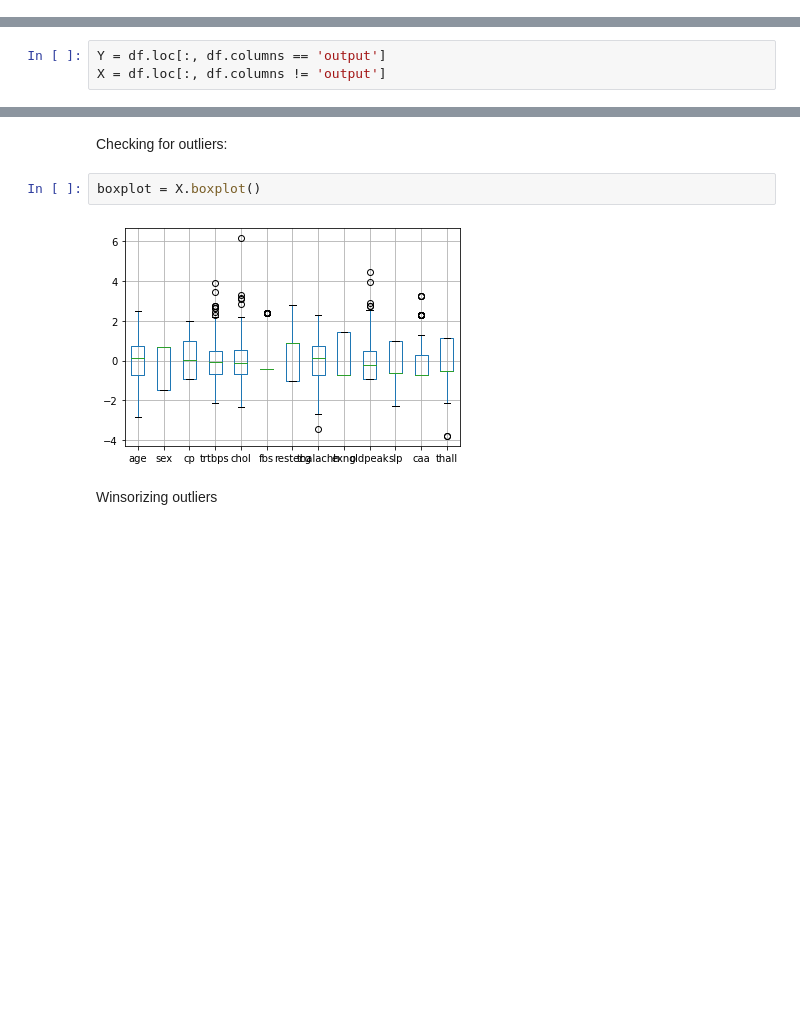
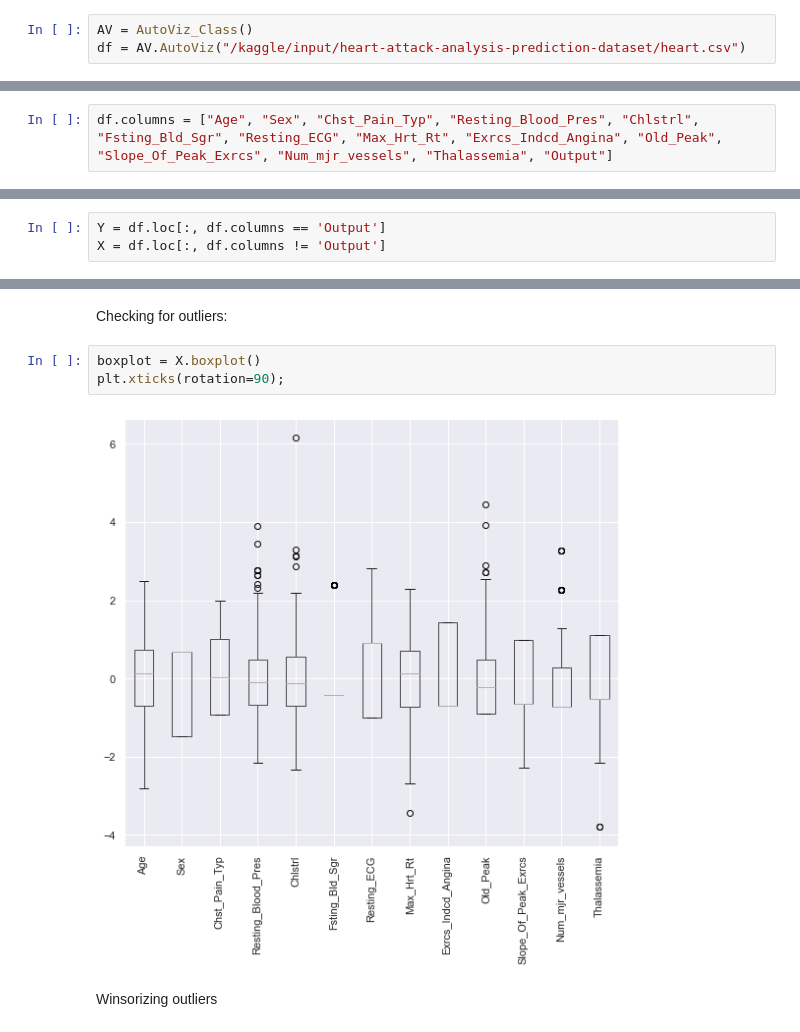
Before and after one commit to sgafanth/heart-attack-analysis, a Jupyter notebook: heart_attack_analysis.ipynb, the cells around one changed output, grey strips where cells are left out. Drawn from its saved outputs; the diff is of its cells as text; blank space fills up the shorter version.

```diff
--- a/heart_attack_analysis.ipynb
+++ b/heart_attack_analysis.ipynb
@@ -8,2 +12,5 @@ import matplotlib.pyplot as plt
 # %%
 df = pd.read_csv('heart.csv', sep=',')
+# %%
+AV = AutoViz_Class()
+df = AV.AutoViz("/kaggle/input/heart-attack-analysis-prediction-dataset/heart.csv")
@@ -10,3 +21,5 @@ df = pd.read_csv('heart.csv', sep=',')
+# %%
+df.columns = ["Age", "Sex", "Chst_Pain_Typ", "Resting_Blood_Pres", "Chlstrl", "Fsting_Bld_Sgr", "Resting_ECG", "Max_Hrt_Rt", "Exrcs_Indcd_Angina", "Old_Peak", "Slope_Of_Peak_Exrcs", "Num_mjr_vessels", "Thalassemia", "Output"]
 # %% [markdown]
 Check for wrong type and NULL:
 # %%
@@ -121,8 +134,8 @@ Impute missing values:
 # %%
 # no missing data for this dataset
 # %%
-Y = df.loc[:, df.columns == 'output']
-X = df.loc[:, df.columns != 'output']
+Y = df.loc[:, df.columns == 'Output']
+X = df.loc[:, df.columns != 'Output']
 # %% [markdown]
 Data distribution
 # %%
@@ -170,8 +183,9 @@ X.columns = columns
 Checking for outliers:
 # %%
 boxplot = X.boxplot()
+plt.xticks(rotation=90);
 # %% [output]
-[figure, old version]
+[figure, new version]
 # %% [markdown]
 Winsorizing outliers
 # %%
```
Also changed, not shown: parts of 19 cells of this notebook.
